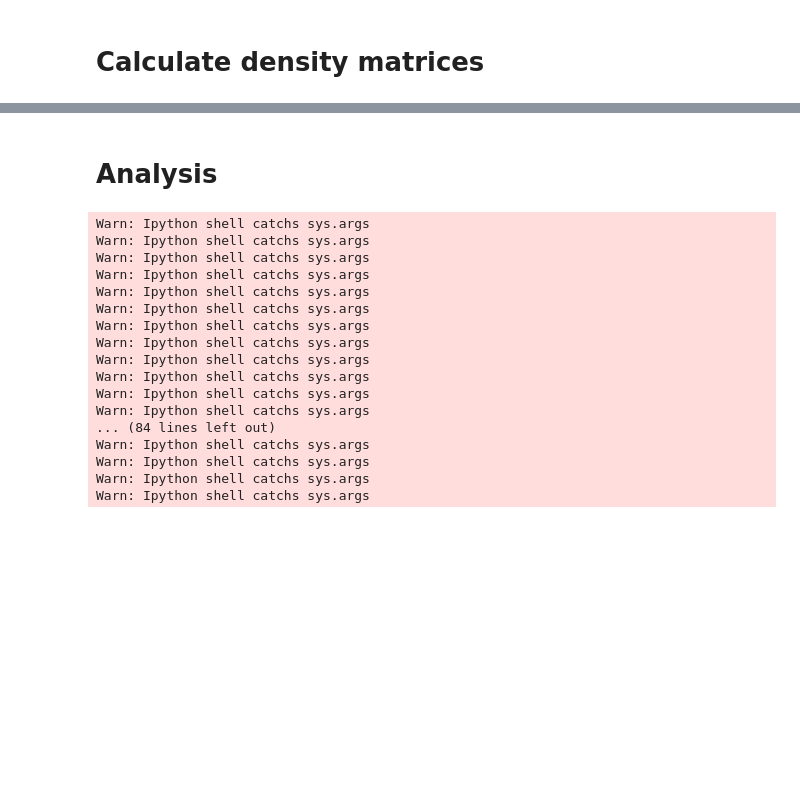
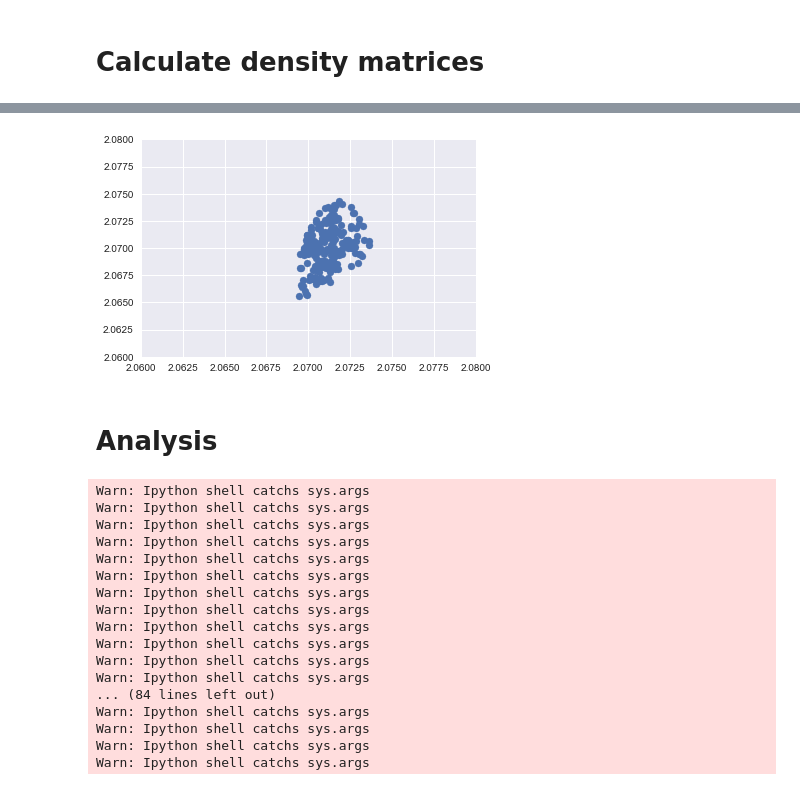
Before and after one commit to jcartus/SCFInitialGuess, a Jupyter notebook: butadien/notebooks/FockMatrix.ipynb, the cells around one changed output, grey strips where cells are left out. Saved outputs shown, nothing was run; the diff lists cells and outputs as text; code cells hidden in the pictures; blank space fills up the shorter version.

```diff
--- a/butadien/notebooks/FockMatrix.ipynb
+++ b/butadien/notebooks/FockMatrix.ipynb
@@ -99,3 +111,13 @@ with graph.as_default():
+# %%
+lower, upper = 2.06, 2.08
+
+plt.scatter(P_test.flatten(), p_f.flatten())
+
+plt.xlim(lower, upper)
+plt.ylim(lower, upper)
+plt.show()
+# %% [output]
+[figure, added]
 # %% [markdown]
 # Analysis
 # %%
```
Also changed, not shown: parts of 6 cells of this notebook, 1 other file.
